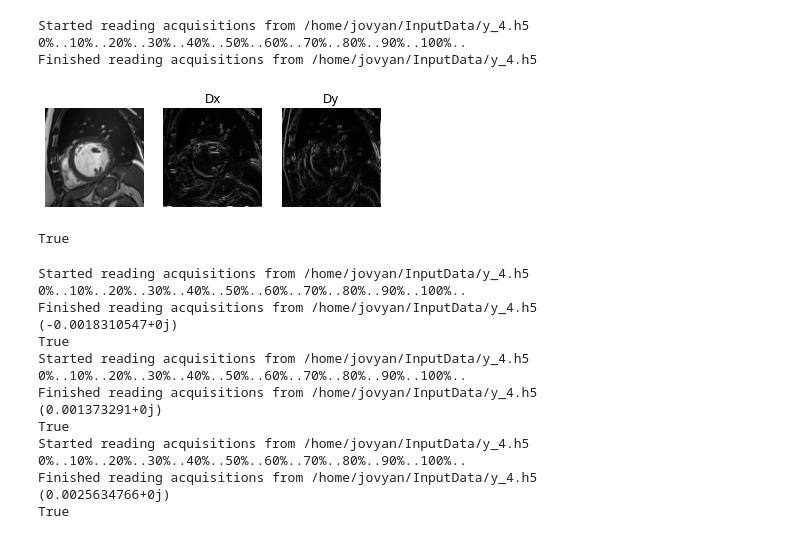
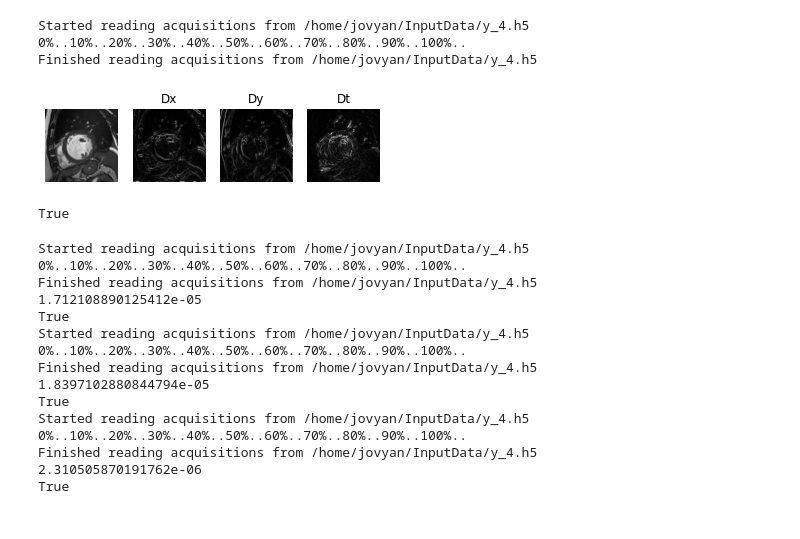
Before and after one commit to MATHplus-Young-Academy/P1-Temp-Reg, a Jupyter notebook: modelbased-approach/gradient.ipynb, the cells around one changed output. Saved outputs shown, nothing was run; the diff lists cells and outputs as text; code cells hidden in the pictures.

Commit message:
Updated to check relative tolerance in adjointness

```diff
--- a/modelbased-approach/gradient.ipynb
+++ b/modelbased-approach/gradient.ipynb
@@ -28,35 +28,42 @@ def test_Gradient1D():
 #     weights = ImageData()
 # weights.from_acquisition_data(y)
 # weights.fill(1.0)
 
     u = get_test_img()
 
     Gx = aux.Gradient1D(axis=1)
     Gy = aux.Gradient1D(axis=2)
+    Gt = aux.Gradient1D(axis=0)
+
 
     dxu = Gx.forward(u)
     dyu = Gy.forward(u)
+    dtu = Gt.forward(u)
 
-    f,ax = plt.subplots(1,3)
+    f,ax = plt.subplots(1,4)
     ax[0].imshow( np.abs(u.as_array()[0,:,:]),cmap='gray' )
     ax[0].axis("off")
 
     ax[1].imshow( np.abs(dxu.as_array()[0,:,:]),cmap='gray' )
     ax[1].axis("off")
     ax[1].set_title("Dx")
     ax[2].imshow( np.abs(dyu.as_array()[0,:,:]),cmap='gray' )
     ax[2].set_title("Dy")
     ax[2].axis("off")
+    ax[3].imshow( np.abs(dtu.as_array()[2,:,:]),cmap='gray' )
+    ax[3].set_title("Dt")
+    ax[3].axis("off")
+
     plt.show()
 
     return True
 
 test_Gradient1D()
 # %% [output]
 Started reading acquisitions from /home/jovyan/InputData/y_4.h5
 0%..10%..20%..30%..40%..50%..60%..70%..80%..90%..100%..
 Finished reading acquisitions from /home/jovyan/InputData/y_4.h5
-[figure, old version]
+[figure, new version]
 True
 # %%
 
@@ -75,9 +82,10 @@ def test_image_operator_adjointness(operator, tol=1e-2):
     Ou_b = np.vdot( Ou.as_array(), b.as_array())
     u_OHb = np.vdot( u.as_array(), OHb.as_array())
 
-    print(Ou_b - u_OHb)
+    diff_relative = 2* np.abs(Ou_b - u_OHb) / np.abs(Ou_b + u_OHb)
+    print(diff_relative)
 
-    return np.abs(Ou_b - u_OHb) < tol
+    return np.abs(diff_relative) < tol
 
 Gx = aux.Gradient1D(axis=0)
 Gy = aux.Gradient1D(axis=1)
@@ -90,17 +98,17 @@ print(test_image_operator_adjointness(Gt))
 Started reading acquisitions from /home/jovyan/InputData/y_4.h5
 0%..10%..20%..30%..40%..50%..60%..70%..80%..90%..100%..
 Finished reading acquisitions from /home/jovyan/InputData/y_4.h5
-(-0.0018310547+0j)
+1.712108890125412e-05
 True
 Started reading acquisitions from /home/jovyan/InputData/y_4.h5
 0%..10%..20%..30%..40%..50%..60%..70%..80%..90%..100%..
 Finished reading acquisitions from /home/jovyan/InputData/y_4.h5
-(0.001373291+0j)
+1.8397102880844794e-05
 True
 Started reading acquisitions from /home/jovyan/InputData/y_4.h5
 0%..10%..20%..30%..40%..50%..60%..70%..80%..90%..100%..
 Finished reading acquisitions from /home/jovyan/InputData/y_4.h5
-(0.0025634766+0j)
+2.310505870191762e-06
 True
 # %%
 def test_stacked_image_operator_adjointness(operator, tol=1e-2):
```
Also changed, not shown: parts of 2 cells of this notebook.
